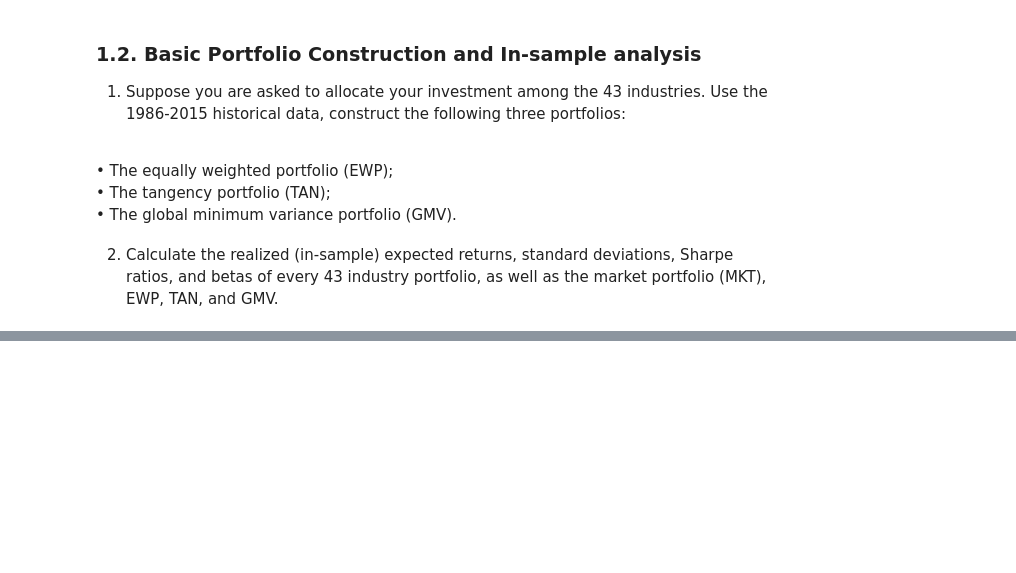
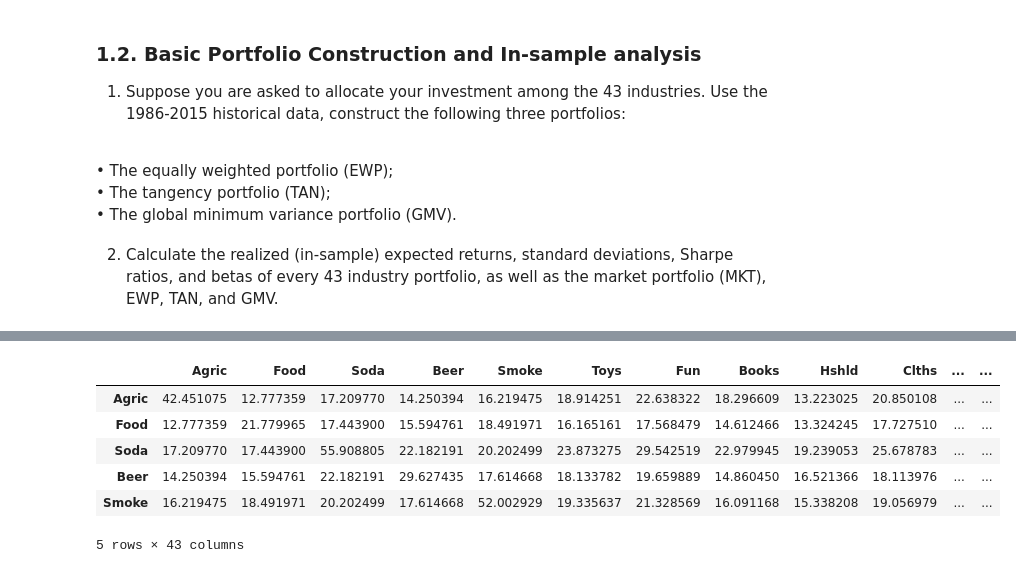
Before and after one commit to legendarycy/DBA3713_G10, a Jupyter notebook: Group Project.ipynb, the cells around one changed output, grey strips where cells are left out. Saved outputs shown, nothing was run; the diff lists cells and outputs as text; code cells hidden in the pictures; blank space fills up the shorter version.

```diff
--- a/Group Project.ipynb
+++ b/Group Project.ipynb
@@ -123,0 +268,29 @@ pd.DataFrame.from_dict(output, orient = 'index', columns = ['Er', 'Sigma', 'Shar
+# %%
+#calculate Vhat
+V_hat = train.iloc[:, 3:].cov()
+
+#calculate average correlation
+grand_avg_corr = 0
+correlations = train.iloc[:, 3:].corr()
+for i in range(43):
+    grand_avg_corr += np.sum(correlations.iloc[i, i + 1:])
+grand_avg_corr /= (43 * (43 - 1)) / 2
+
+#calculate Vcc
+Vcc = V_hat/correlations * grand_avg_corr
+
+# convert the diagonal entires back into their original covariance
+for i in range(43):
+    Vcc.iloc[i,i] = V_hat.iat[i,i]
+
+#calculate V_shrink
+V_shrink = 0.3 * Vcc + 0.7 * V_hat
+V_shrink.head()
+# %% [output]
+|  | Agric | Food | Soda | Beer | Smoke | Toys | Fun | Books | Hshld | Clths | ... | ... |
+| Agric | 42.451075 | 12.777359 | 17.209770 | 14.250394 | 16.219475 | 18.914251 | 22.638322 | 18.296609 | 13.223025 | 20.850108 | ... | ... |
+| Food | 12.777359 | 21.779965 | 17.443900 | 15.594761 | 18.491971 | 16.165161 | 17.568479 | 14.612466 | 13.324245 | 17.727510 | ... | ... |
+| Soda | 17.209770 | 17.443900 | 55.908805 | 22.182191 | 20.202499 | 23.873275 | 29.542519 | 22.979945 | 19.239053 | 25.678783 | ... | ... |
+| Beer | 14.250394 | 15.594761 | 22.182191 | 29.627435 | 17.614668 | 18.133782 | 19.659889 | 14.860450 | 16.521366 | 18.113976 | ... | ... |
+| Smoke | 16.219475 | 18.491971 | 20.202499 | 17.614668 | 52.002929 | 19.335637 | 21.328569 | 16.091168 | 15.338208 | 19.056979 | ... | ... |
+5 rows × 43 columns
```
Also changed, not shown: parts of 26 cells of this notebook.
